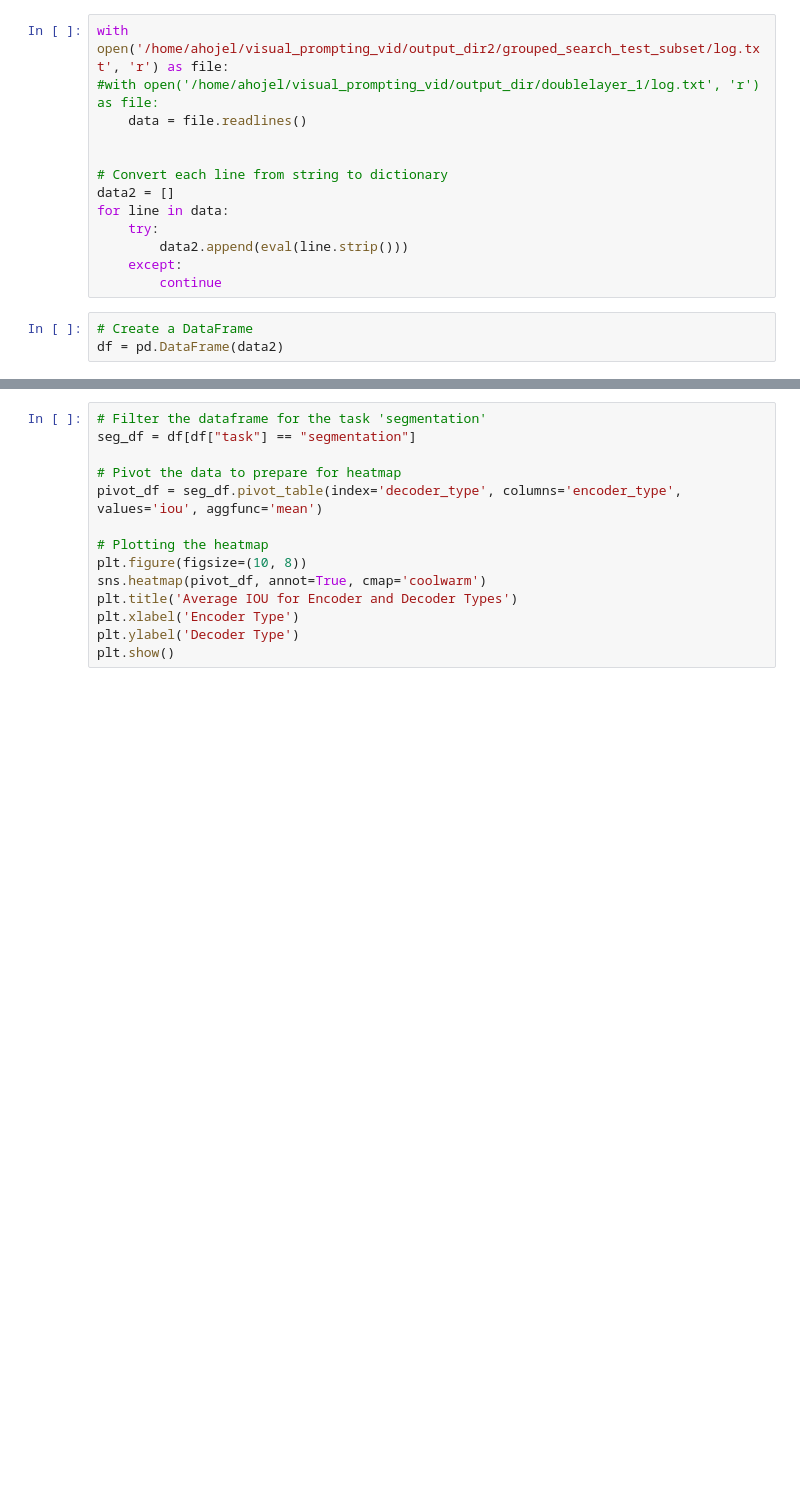
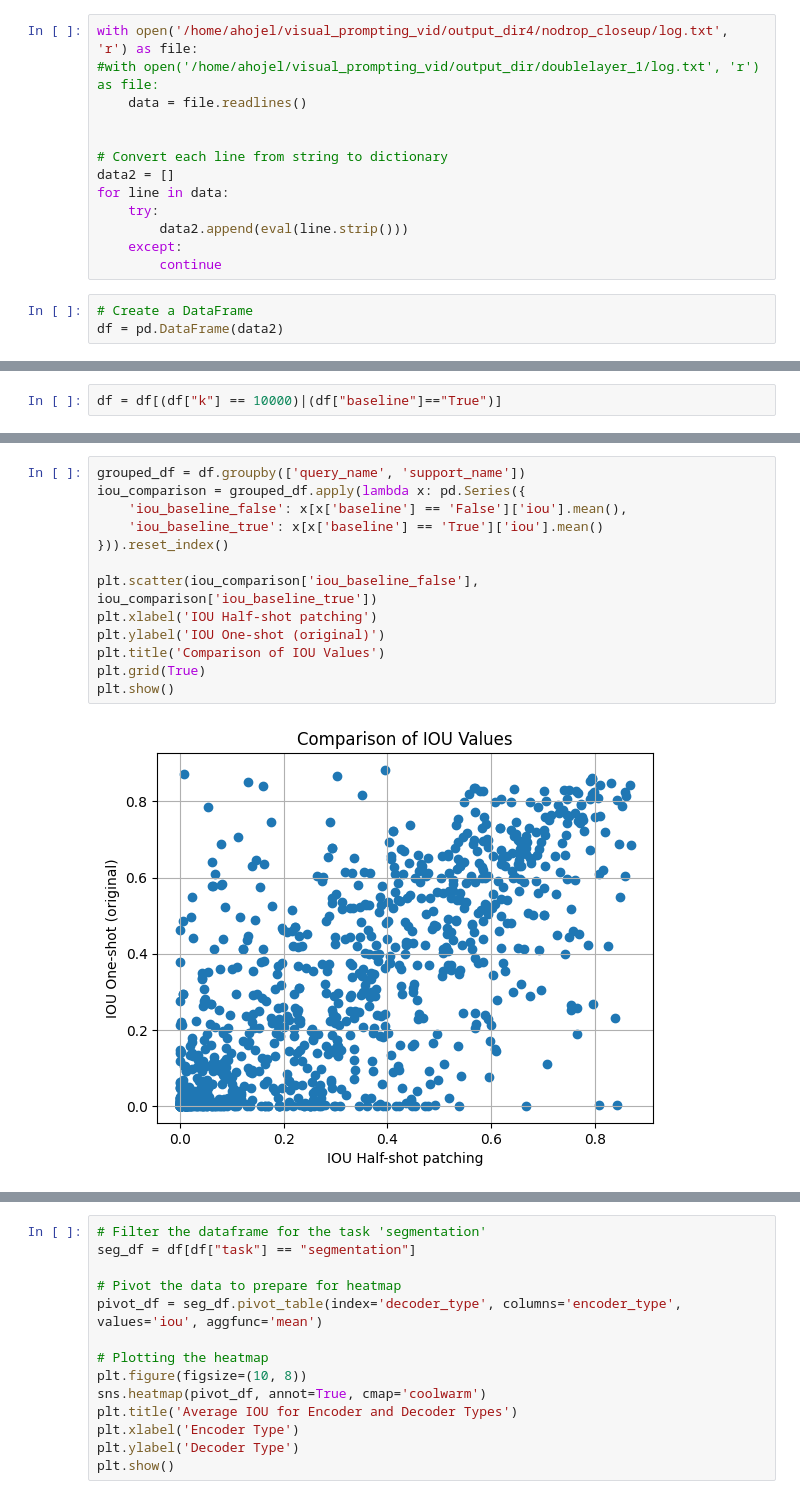
Before and after one commit to alhojel/visual_task_vectors, a Jupyter notebook: analyze_isolated_tokens_result.ipynb, the cells around one changed output, grey strips where cells are left out. Drawn from its saved outputs; the diff is of its cells as text; blank space fills up the shorter version.

```diff
--- a/analyze_isolated_tokens_result.ipynb
+++ b/analyze_isolated_tokens_result.ipynb
@@ -15,5 +7,5 @@ please provide us feedback at https://github.com/pandas-dev/pandas/issues/54466
 # %%
-with open('/home/ahojel/visual_prompting_vid/output_dir2/grouped_search_test_subset/log.txt', 'r') as file:
+with open('/home/ahojel/visual_prompting_vid/output_dir4/nodrop_closeup/log.txt', 'r') as file:
 #with open('/home/ahojel/visual_prompting_vid/output_dir/doublelayer_1/log.txt', 'r') as file:
     data = file.readlines()
 
@@ -39,0 +47,2 @@ ValueError: cannot convert float NaN to integer
+# %%
+df = df[(df["k"] == 10000)|(df["baseline"]=="True")]
@@ -39,0 +65,15 @@ ValueError: cannot convert float NaN to integer
+# %%
+grouped_df = df.groupby(['query_name', 'support_name'])
+iou_comparison = grouped_df.apply(lambda x: pd.Series({
+    'iou_baseline_false': x[x['baseline'] == 'False']['iou'].mean(),
+    'iou_baseline_true': x[x['baseline'] == 'True']['iou'].mean()
+})).reset_index()
+
+plt.scatter(iou_comparison['iou_baseline_false'], iou_comparison['iou_baseline_true'])
+plt.xlabel('IOU Half-shot patching')
+plt.ylabel('IOU One-shot (original)')
+plt.title('Comparison of IOU Values')
+plt.grid(True)
+plt.show()
+# %% [output]
+[figure, added]
```
Also changed, not shown: parts of 25 cells of this notebook, 20 other files.
